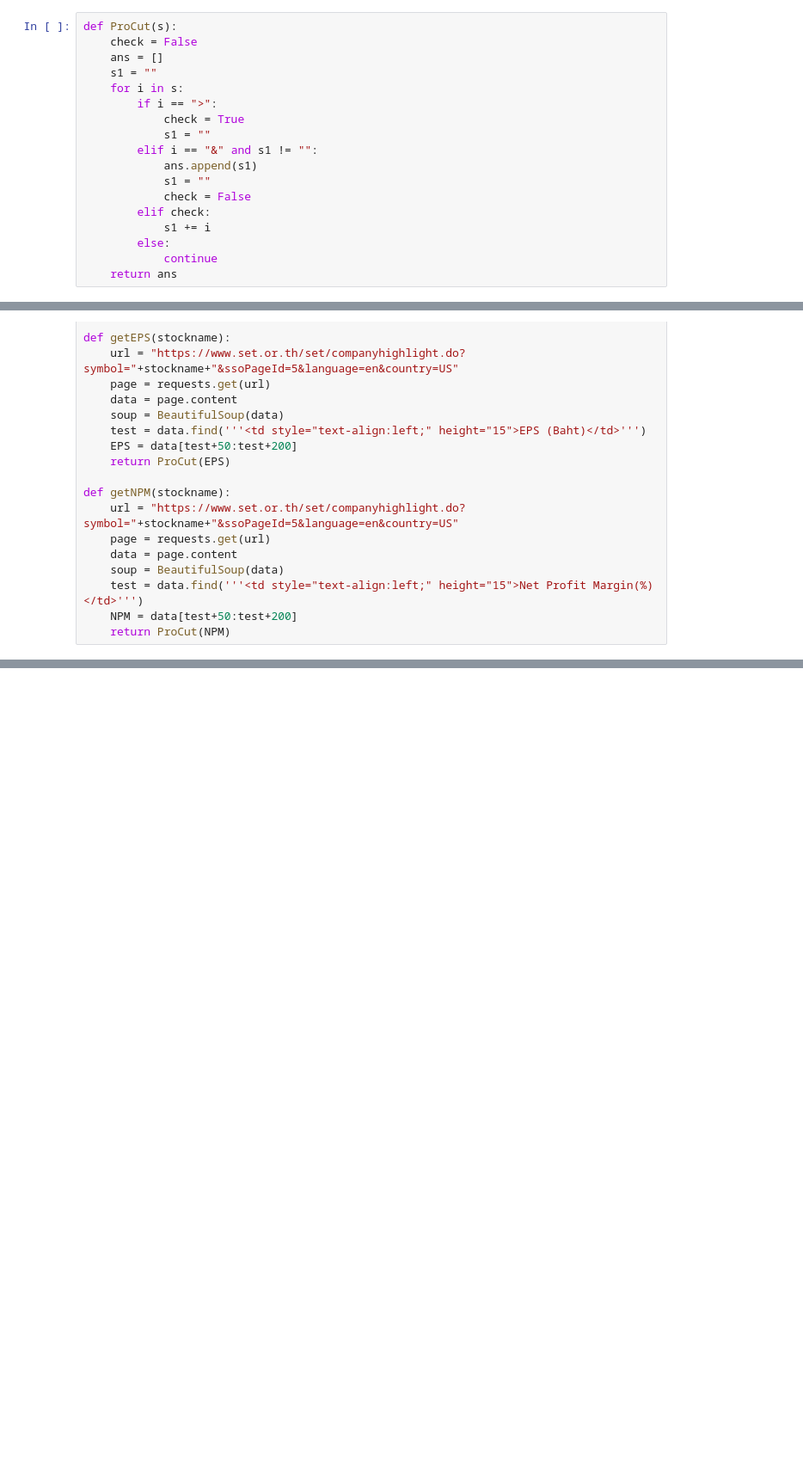
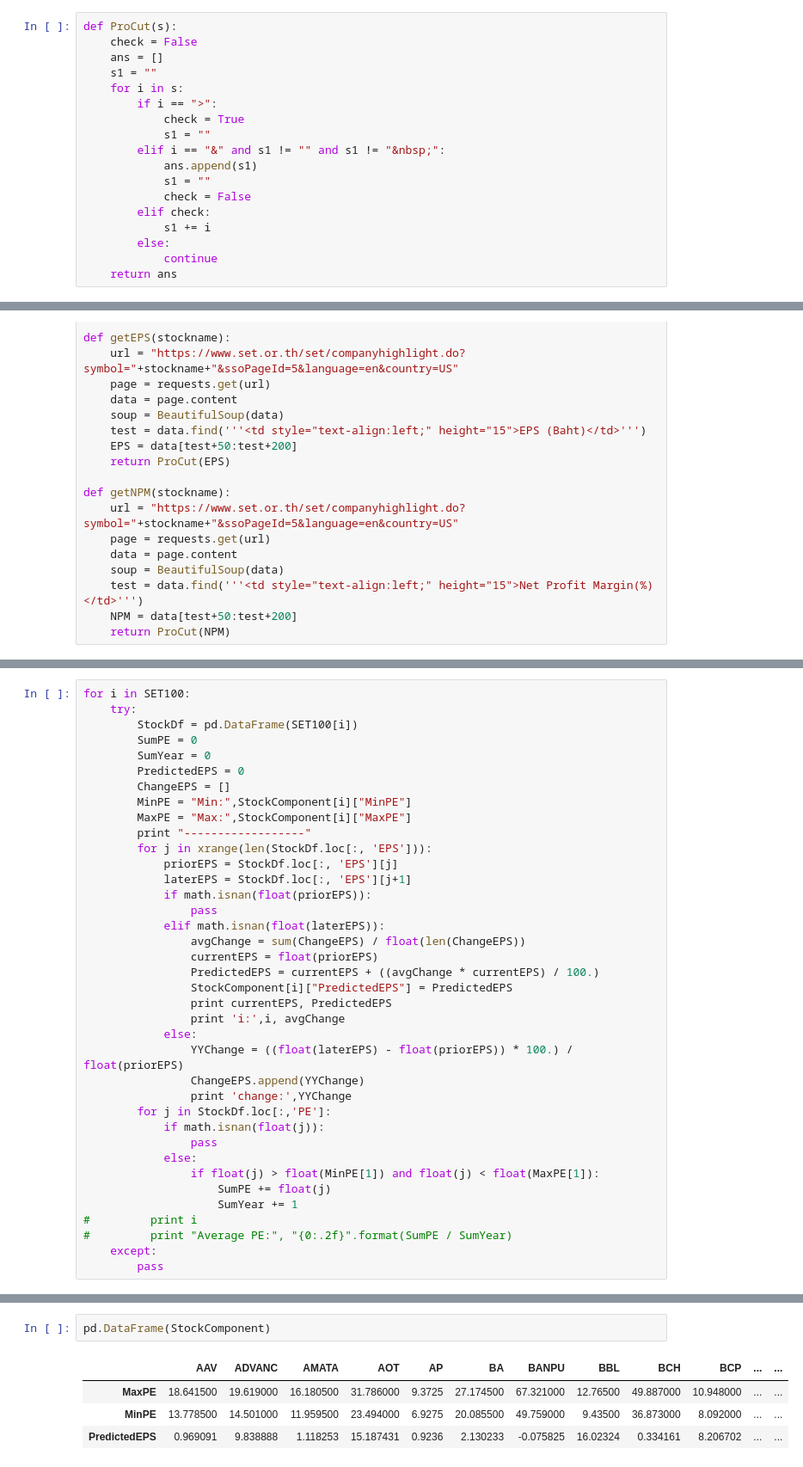
Before and after one commit to billycoco6/DataMining-StocksPrediction, a Jupyter notebook: Mr.Stock.ipynb, the cells around one changed output, grey strips where cells are left out. Shown at 86% size. Drawn from its saved outputs; the diff is of its cells as text; blank space fills up the shorter version.

Commit message:
predicted eps & PE

```diff
--- a/Mr.Stock.ipynb
+++ b/Mr.Stock.ipynb
@@ -39,7 +48,7 @@ def ProCut(s):
         if i == ">":
             check = True
             s1 = ""
-        elif i == "&" and s1 != "":
+        elif i == "&" and s1 != "" and s1 != "&nbsp;":
             ans.append(s1)
             s1 = ""
             check = False
@@ -110,0 +154,38 @@ SUPER
+# %%
+for i in SET100:
+    try:
+        StockDf = pd.DataFrame(SET100[i])
+        SumPE = 0
+        SumYear = 0
+        PredictedEPS = 0
+        ChangeEPS = []
+        MinPE = "Min:",StockComponent[i]["MinPE"]
+        MaxPE = "Max:",StockComponent[i]["MaxPE"]
+        print "------------------"
+        for j in xrange(len(StockDf.loc[:, 'EPS'])):
+            priorEPS = StockDf.loc[:, 'EPS'][j]
+            laterEPS = StockDf.loc[:, 'EPS'][j+1]
+            if math.isnan(float(priorEPS)):
+                pass
+            elif math.isnan(float(laterEPS)):
+                avgChange = sum(ChangeEPS) / float(len(ChangeEPS))
+                currentEPS = float(priorEPS)
+                PredictedEPS = currentEPS + ((avgChange * currentEPS) / 100.)
+                StockComponent[i]["PredictedEPS"] = PredictedEPS
+                print currentEPS, PredictedEPS
+                print 'i:',i, avgChange
+            else:
+                YYChange = ((float(laterEPS) - float(priorEPS)) * 100.) / float(priorEPS)
+                ChangeEPS.append(YYChange)
+                print 'change:',YYChange
+        for j in StockDf.loc[:,'PE']:
+            if math.isnan(float(j)):
+                pass
+            else:
+                if float(j) > float(MinPE[1]) and float(j) < float(MaxPE[1]):
+                    SumPE += float(j)
+                    SumYear += 1
+#         print i
+#         print "Average PE:", "{0:.2f}".format(SumPE / SumYear)
+    except:
+        pass
@@ -110,0 +210,7 @@ SUPER
+# %%
+pd.DataFrame(StockComponent)
+# %% [output]
+|  | AAV | ADVANC | AMATA | AOT | AP | BA | BANPU | BBL | BCH | BCP | ... | ... |
+| MaxPE | 18.641500 | 19.619000 | 16.180500 | 31.786000 | 9.3725 | 27.174500 | 67.321000 | 12.76500 | 49.887000 | 10.948000 | ... | ... |
+| MinPE | 13.778500 | 14.501000 | 11.959500 | 23.494000 | 6.9275 | 20.085500 | 49.759000 | 9.43500 | 36.873000 | 8.092000 | ... | ... |
+| PredictedEPS | 0.969091 | 9.838888 | 1.118253 | 15.187431 | 0.9236 | 2.130233 | -0.075825 | 16.02324 | 0.334161 | 8.206702 | ... | ... |
```
Also changed, not shown: parts of 6 cells of this notebook.
